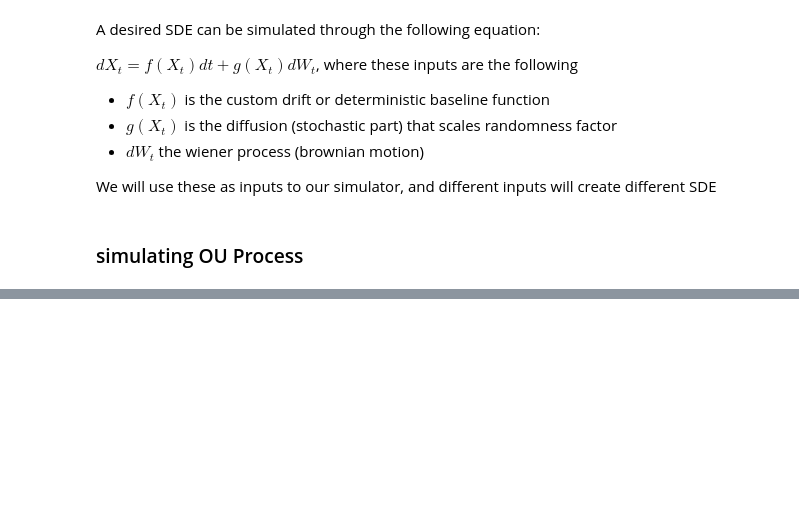
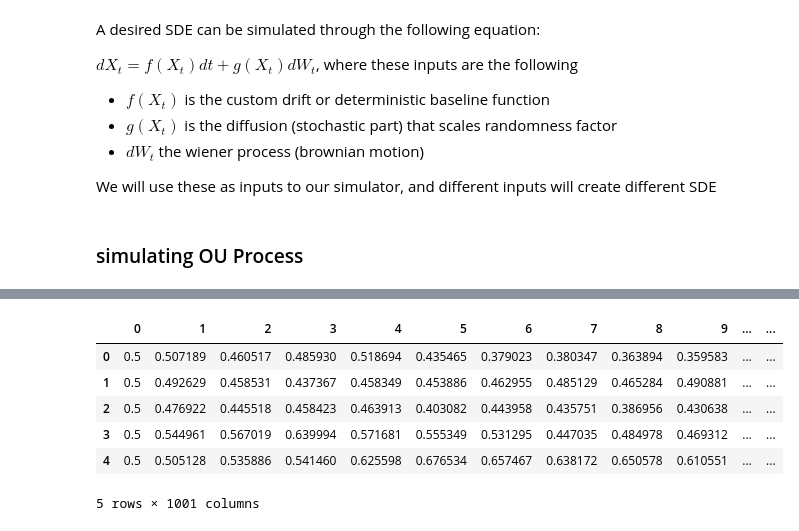
Before and after one commit to alan-w25/ese4380-project, a Jupyter notebook: notebooks/test_sim.ipynb, the cells around one changed output, grey strips where cells are left out. Cells and saved outputs as stored; diff of their text form; code cells hidden in the pictures; blank space fills up the shorter version.

```diff
--- a/notebooks/test_sim.ipynb
+++ b/notebooks/test_sim.ipynb
@@ -49,0 +46,13 @@ Intel MKL WARNING: Support of Intel(R) Streaming SIMD Extensions 4.2 (Intel(R) S
+# %%
+def make_ou_drift(mu, theta):
+    """Return f_t(x) = theta * (mu - x) for an OU process."""
+    return lambda x: theta * (mu - x)
+
+def make_ou_diffusion(sigma):
+    """Return g_t(x) = sigma (state-independent diffusion for OU)."""
+    return lambda x: sigma
+
+def wiener_increments(N, dt, rng=None):
+    """Generate N i.i.d. Wiener increments ~ N(0, dt)."""
+    rng = np.random.default_rng(rng)
+    return rng.normal(loc=0.0, scale=np.sqrt(dt), size=N)
@@ -49,0 +106,19 @@ Intel MKL WARNING: Support of Intel(R) Streaming SIMD Extensions 4.2 (Intel(R) S
+# %%
+#save ou process into csv with 100 realizations
+mu, theta, sigma = 0.0, 1.0, 0.4
+x0, T, dt = 0.5, 10.0, 0.01
+n_series = 100
+
+X_panel = generate_ou_paths(mu, theta, sigma, x0, T, dt, n_series, seed=42)
+# %%
+import pandas as pd
+df = pd.DataFrame(X_panel)
+df.head()
+# %% [output]
+|  | 0 | 1 | 2 | 3 | 4 | 5 | 6 | 7 | 8 | 9 | ... | ... |
+| 0 | 0.5 | 0.507189 | 0.460517 | 0.485930 | 0.518694 | 0.435465 | 0.379023 | 0.380347 | 0.363894 | 0.359583 | ... | ... |
+| 1 | 0.5 | 0.492629 | 0.458531 | 0.437367 | 0.458349 | 0.453886 | 0.462955 | 0.485129 | 0.465284 | 0.490881 | ... | ... |
+| 2 | 0.5 | 0.476922 | 0.445518 | 0.458423 | 0.463913 | 0.403082 | 0.443958 | 0.435751 | 0.386956 | 0.430638 | ... | ... |
+| 3 | 0.5 | 0.544961 | 0.567019 | 0.639994 | 0.571681 | 0.555349 | 0.531295 | 0.447035 | 0.484978 | 0.469312 | ... | ... |
+| 4 | 0.5 | 0.505128 | 0.535886 | 0.541460 | 0.625598 | 0.676534 | 0.657467 | 0.638172 | 0.650578 | 0.610551 | ... | ... |
+5 rows × 1001 columns
```
Also changed, not shown: parts of 5 cells of this notebook, 3 other files.
